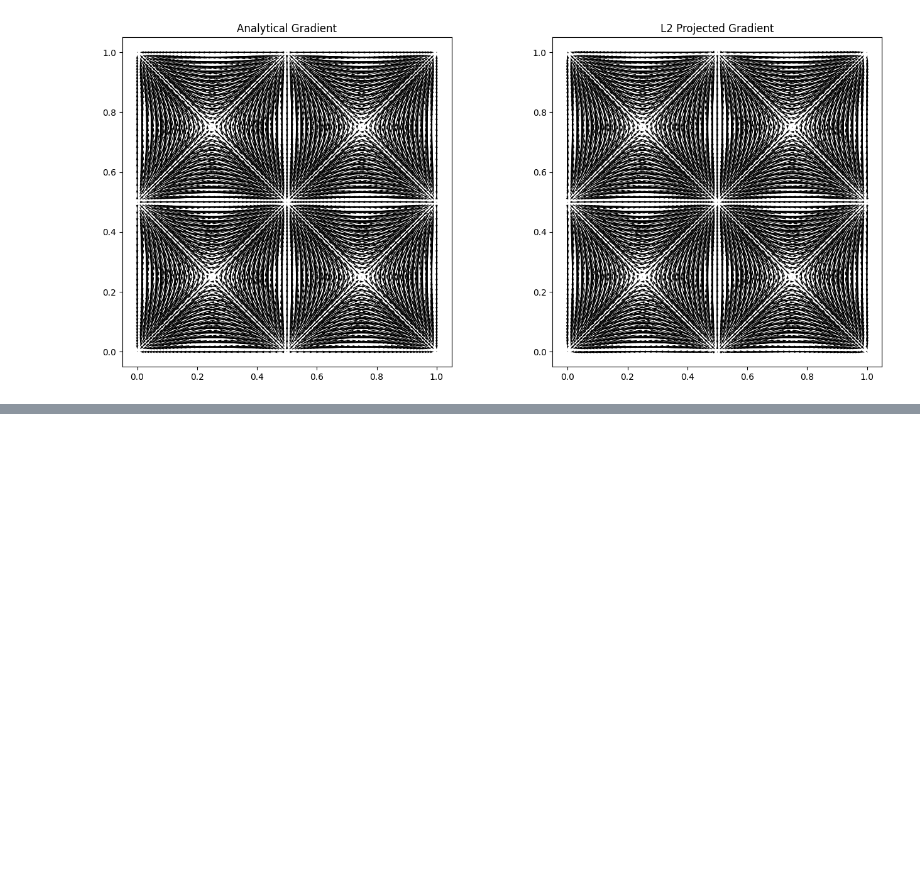
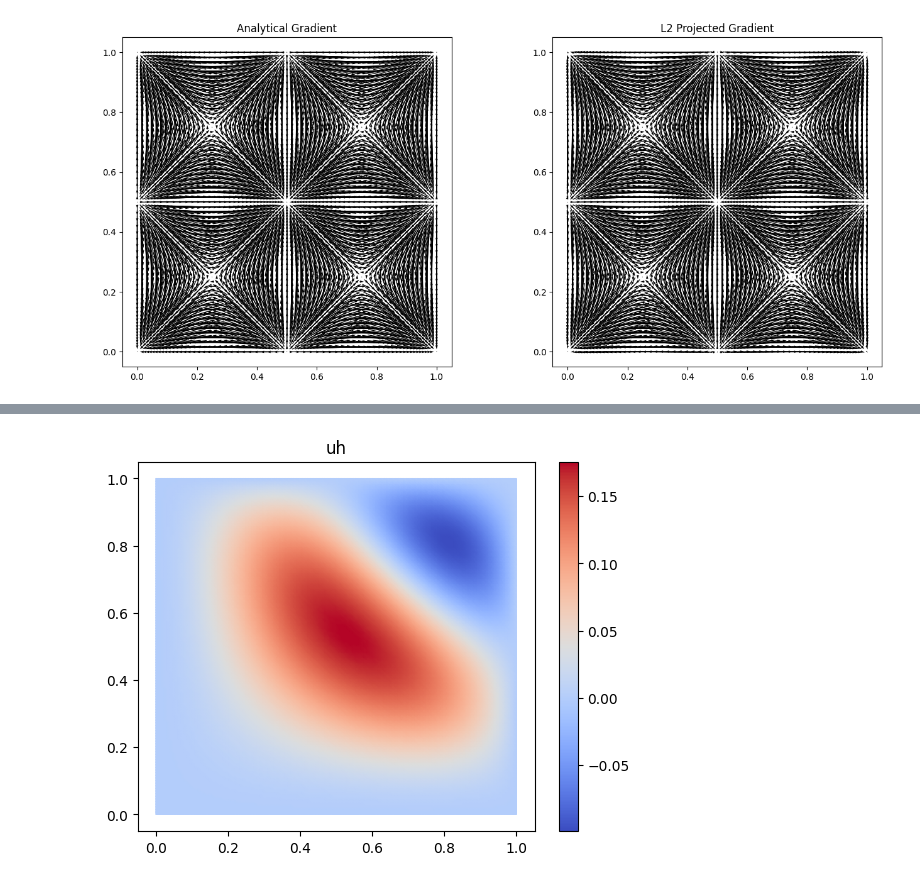
Before and after one commit to acse-yl1922/AdaptiveMeshML, a Jupyter notebook: demo4test.ipynb, the cells around one changed output, grey strips where cells are left out. Drawn from its saved outputs; the diff is of its cells as text; code cells hidden in the pictures; blank space fills up the shorter version.

```diff
--- a/demo4test.ipynb
+++ b/demo4test.ipynb
@@ -194,0 +237,14 @@ The global error is 112.34
+# %%
+a = inner(grad(u_), grad(v_))*dx
+L = f_*v_*dx
+
+uh = Function(P1_)
+solve(a == L, uh, bcs=bc)
+# %%
+fig, axes = plt.subplots()
+uh_plt = tripcolor(uh, axes=axes, cmap='coolwarm')
+fig.colorbar(uh_plt)
+plt.title("uh")
+plt.show()
+# %% [output]
+[figure, added]
```
Also changed, not shown: parts of 24 cells of this notebook, 5 other files.
